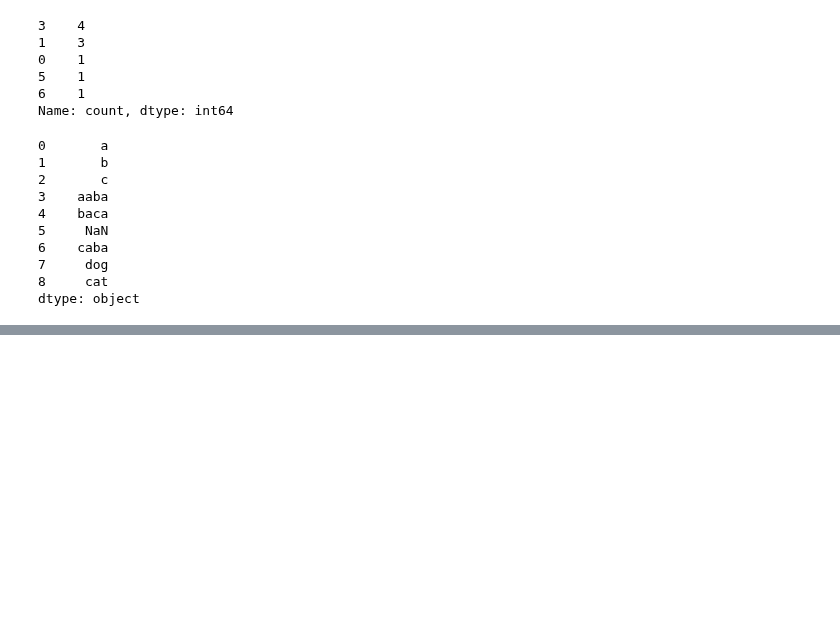
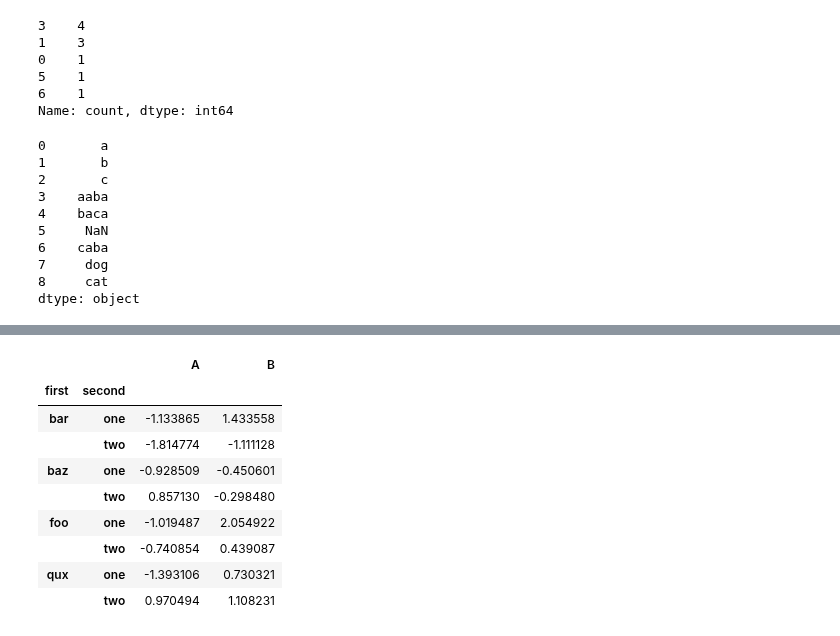
Before and after one commit to TaMaN2031A/data-yard, a Jupyter notebook: Roots of Knowledge/pandas documentation/User Guide/10 minutes to pandas.ipynb, the cells around one changed output, grey strips where cells are left out. Cells and saved outputs as stored; diff of their text form; code cells hidden in the pictures; blank space fills up the shorter version.

```diff
--- a/Roots of Knowledge/pandas documentation/User Guide/10 minutes to pandas.ipynb
+++ b/Roots of Knowledge/pandas documentation/User Guide/10 minutes to pandas.ipynb
@@ -581,0 +726,7 @@ dtype: object
+# %%
+arrays = [
+    ["bar", "bar", "baz", "baz", "foo", "foo", "qux", "qux"],
+   ["one", "two", "one", "two", "one", "two", "one", "two"],
+]
+index = pd.MultiIndex.from_arrays(arrays, names=["first", "second"])
+index
@@ -581,0 +743,14 @@ dtype: object
+# %%
+df = pd.DataFrame(np.random.randn(8, 2), index=index, columns=["A", "B"])
+df
+# %% [output]
+|  |  | A | B |
+| first | second |  |  |
+| bar | one | -1.133865 | 1.433558 |
+|  | two | -1.814774 | -1.111128 |
+| baz | one | -0.928509 | -0.450601 |
+|  | two | 0.857130 | -0.298480 |
+| foo | one | -1.019487 | 2.054922 |
+|  | two | -0.740854 | 0.439087 |
+| qux | one | -1.393106 | 0.730321 |
+|  | two | 0.970494 | 1.108231 |
```
Also changed, not shown: parts of 29 cells of this notebook.
